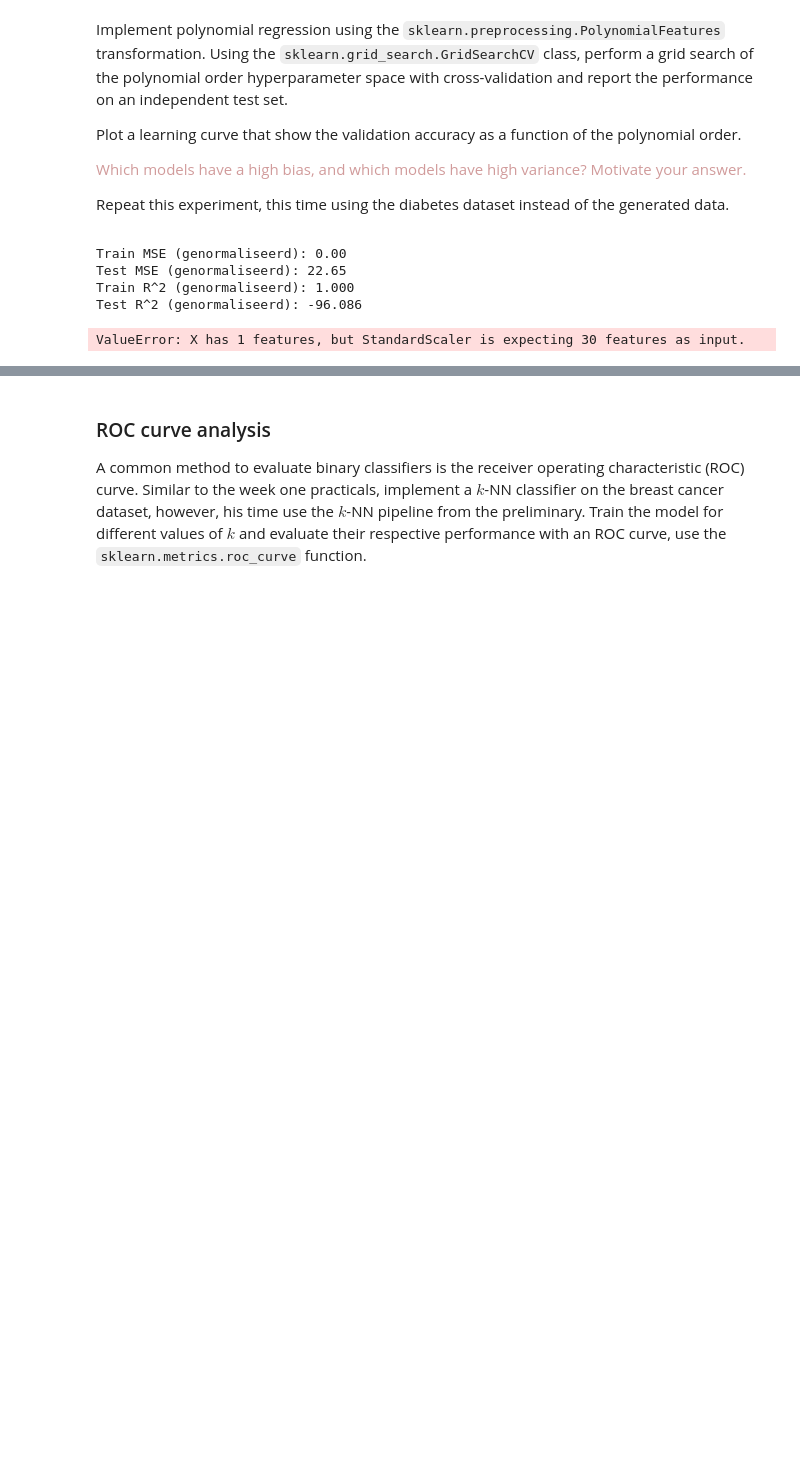
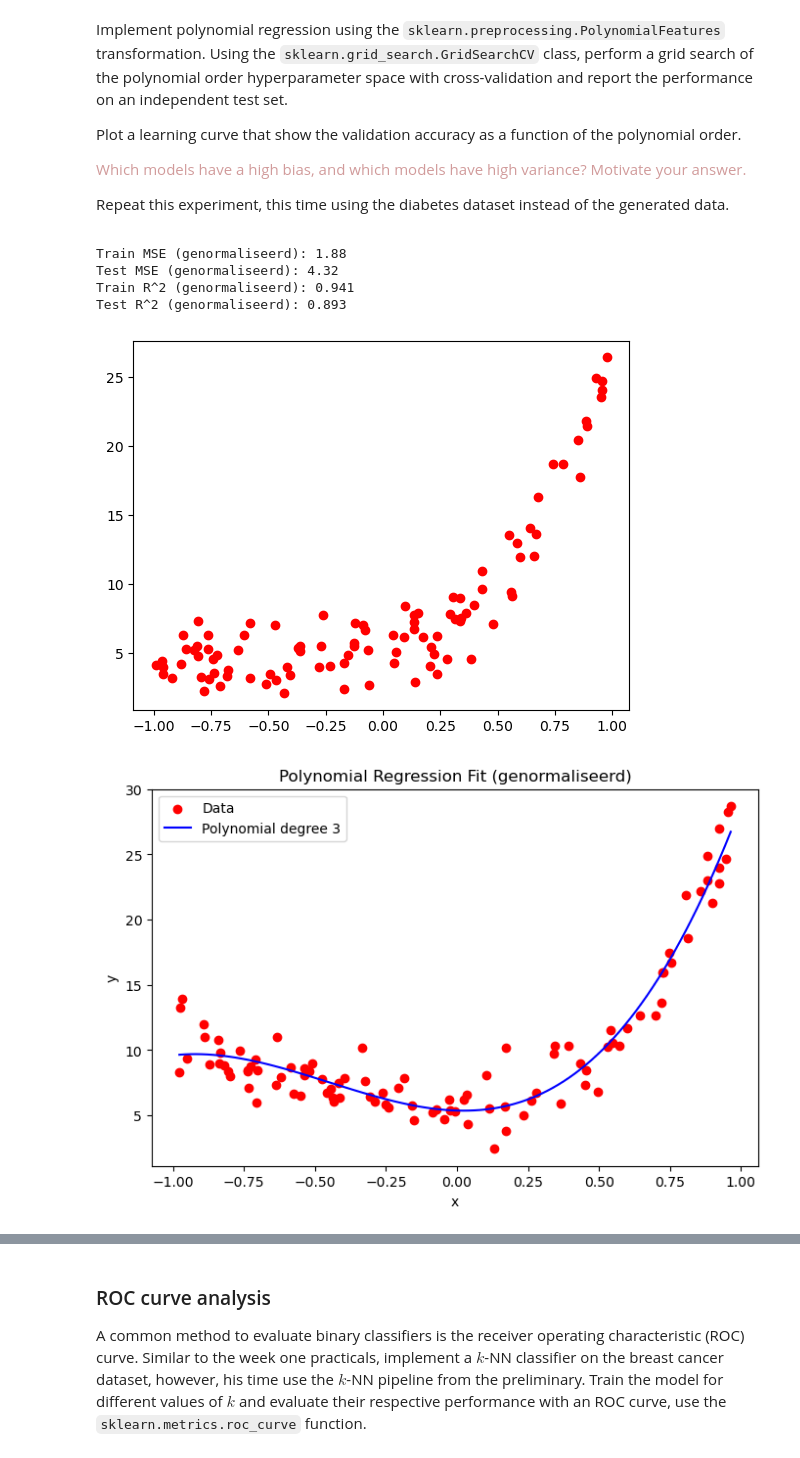
Before and after one commit to SiebrenBarten/Machine-learning-for-medical-imaging, a Jupyter notebook: practicals/week_2.ipynb, the cells around one changed output, grey strips where cells are left out. Cells and saved outputs as stored; diff of their text form; code cells hidden in the pictures; blank space fills up the shorter version.

```diff
--- a/practicals/week_2.ipynb
+++ b/practicals/week_2.ipynb
@@ -208,7 +210,9 @@ def generate_dataset(n=100, degree=1, noise=1, factors=None):
 # load generated data
 np.random.seed(0)
 
+# Genereer en split de data
 X, y = generate_dataset(n=100, degree=4, noise=1.5)
+X = X.reshape(-1, 1)  # Zorg dat X een 2D array is
 
 plt.plot(X, y, 'r.', markersize=12)
 # %% [output]
@@ -222,6 +226,9 @@ Plot a learning curve that show the validation accuracy as a function of the pol
 
 Repeat this experiment, this time using the diabetes dataset instead of the generated data.
 # %%
+from sklearn.model_selection import train_test_split
+X_train, X_test, y_train, y_test = train_test_split(X, y, test_size=0.2, random_state=42)
+
 # Normaliseer de features X vóór PolynomialFeatures en voer polynomial regression uit
 from sklearn.preprocessing import StandardScaler
 from sklearn.preprocessing import PolynomialFeatures
@@ -245,38 +252,39 @@ model.fit(X_train_poly, y_train)
 
 y_train_pred = model.predict(X_train_poly)
 y_test_pred = model.predict(X_test_poly)
 
 # MSE en R^2
 mse_train = mean_squared_error(y_train, y_train_pred)
 mse_test = mean_squared_error(y_test, y_test_pred)
 r2_train = r2_score(y_train, y_train_pred)
 r2_test = r2_score(y_test, y_test_pred)
 print(f"Train MSE (genormaliseerd): {mse_train:.2f}")
 print(f"Test MSE (genormaliseerd): {mse_test:.2f}")
 print(f"Train R^2 (genormaliseerd): {r2_train:.3f}")
 print(f"Test R^2 (genormaliseerd): {r2_test:.3f}")
 
 # Plot de resultaten
 import matplotlib.pyplot as plt
 plt.figure(figsize=(8,5))
 plt.scatter(X, y, color='red', label='Data')
 # Sorteer voor de curve
 X_plot = np.linspace(X.min(), X.max(), 100).reshape(-1, 1)
 X_plot_scaled = scaler.transform(X_plot)
 X_plot_poly = poly.transform(X_plot_scaled)
 y_plot = model.predict(X_plot_poly)
 plt.plot(X_plot, y_plot, color='blue', label=f'Polynomial degree {degree}')
 plt.xlabel('x')
 plt.ylabel('y')
 plt.title('Polynomial Regression Fit (genormaliseerd)')
 plt.legend()
 plt.show()
 # %% [output]
-Train MSE (genormaliseerd): 0.00
-Test MSE (genormaliseerd): 22.65
-Train R^2 (genormaliseerd): 1.000
-Test R^2 (genormaliseerd): -96.086
+Train MSE (genormaliseerd): 1.88
+Test MSE (genormaliseerd): 4.32
+Train R^2 (genormaliseerd): 0.941
+Test R^2 (genormaliseerd): 0.893
-ValueError: X has 1 features, but StandardScaler is expecting 30 features as input.
+[figure, added]
+[figure, added]
 # %%
 # Grid search for best polynomial degree using cross-validation
 from sklearn.pipeline import Pipeline
```
Also changed, not shown: parts of 5 cells of this notebook.
